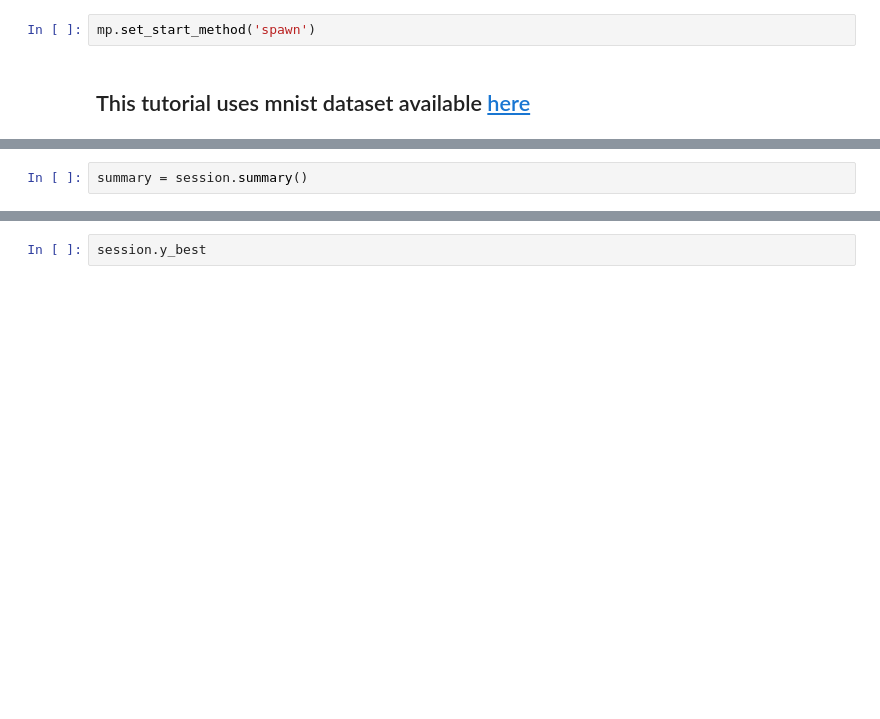
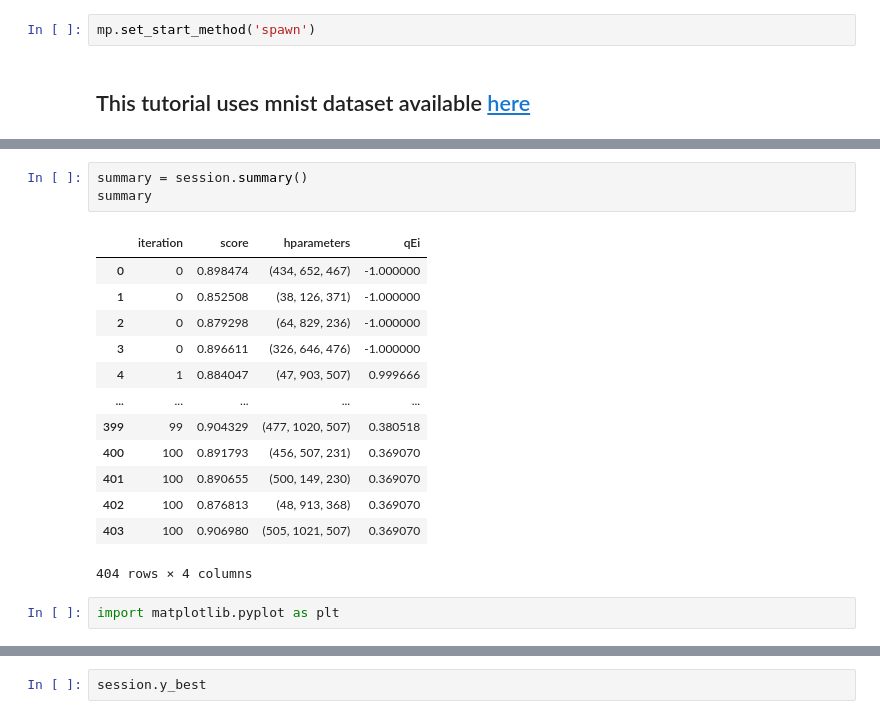
Before and after one commit to sign-of-fourier/quante_carlo, a Jupyter notebook: tutorials/How_to_choose_nn_arch.ipynb, the cells around one changed output, grey strips where cells are left out. Cells and saved outputs as stored; diff of their text form; blank space fills up the shorter version.

```diff
--- a/tutorials/How_to_choose_nn_arch.ipynb
+++ b/tutorials/How_to_choose_nn_arch.ipynb
@@ -52,4 +96,21 @@ OutOfMemoryError: CUDA out of memory. Tried to allocate 24.00 MiB. GPU 3 has a t
 # %%
 summary = session.summary()
+summary
+# %% [output]
+|  | iteration | score | hparameters | qEi |
+| 0 | 0 | 0.898474 | (434, 652, 467) | -1.000000 |
+| 1 | 0 | 0.852508 | (38, 126, 371) | -1.000000 |
+| 2 | 0 | 0.879298 | (64, 829, 236) | -1.000000 |
+| 3 | 0 | 0.896611 | (326, 646, 476) | -1.000000 |
+| 4 | 1 | 0.884047 | (47, 903, 507) | 0.999666 |
+| ... | ... | ... | ... | ... |
+| 399 | 99 | 0.904329 | (477, 1020, 507) | 0.380518 |
+| 400 | 100 | 0.891793 | (456, 507, 231) | 0.369070 |
+| 401 | 100 | 0.890655 | (500, 149, 230) | 0.369070 |
+| 402 | 100 | 0.876813 | (48, 913, 368) | 0.369070 |
+| 403 | 100 | 0.906980 | (505, 1021, 507) | 0.369070 |
+404 rows × 4 columns
+# %%
+import matplotlib.pyplot as plt
 # %%
 n = summary[['score', 'iteration']].groupby('iteration').max().plot()
```
Also changed, not shown: parts of 10 cells of this notebook, 2 other files.
